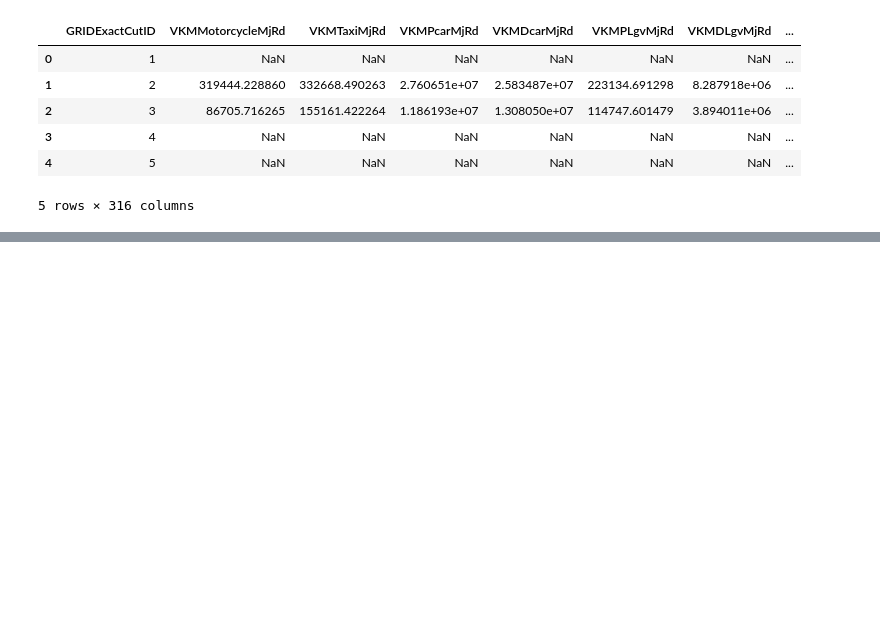
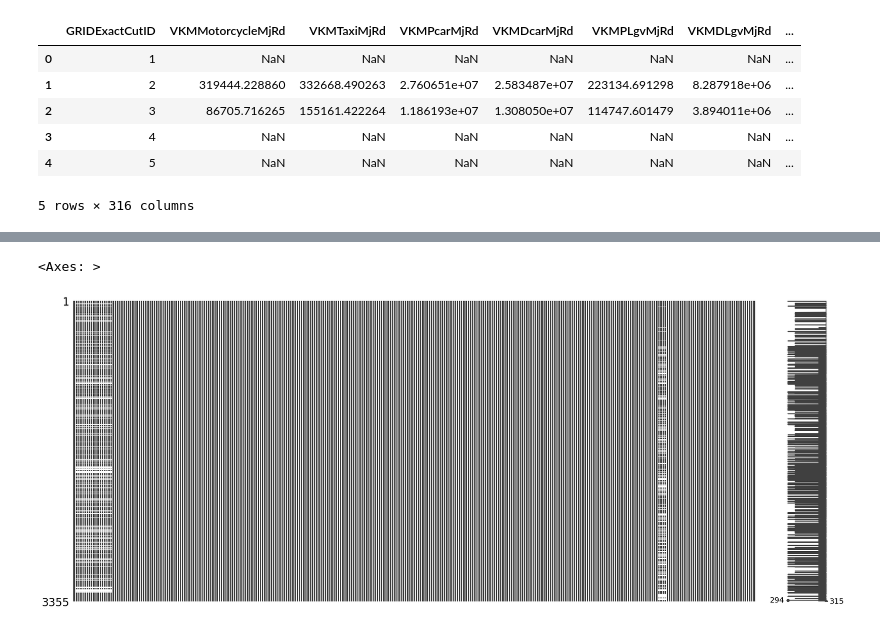
Before and after one commit to JosephPassant/csck503_groupb_assignment, a Jupyter notebook: data_exploration.ipynb, the cells around one changed output, grey strips where cells are left out. Saved outputs shown, nothing was run; the diff lists cells and outputs as text; code cells hidden in the pictures; blank space fills up the shorter version.

```diff
--- a/data_exploration.ipynb
+++ b/data_exploration.ipynb
@@ -1141,3 +1159,16 @@ merged_df.head()
+# %%
+# delete BoroughNameExactCut_x and BoroughNameExactCut_y
+merged_df.drop(['BoroughNameExactCut'], axis=1, inplace=True)
+# %%
+# convert all to float
+merged_df = merged_df.astype(float)
 # %%
 # export merged_df to csv in dataset folder
 merged_df.to_csv(datasetfile_path + '/merged_df.csv', index=False)
+# %%
+%pip install missingno
+import missingno as msno
+
+# plot missing values
+msno.matrix(merged_df)
+# %% [output]
@@ -1143,0 +1195,2 @@ merged_df.to_csv(datasetfile_path + '/merged_df.csv', index=False)
+<Axes: >
+[figure, added]
```
Also changed, not shown: parts of 10 cells of this notebook.
